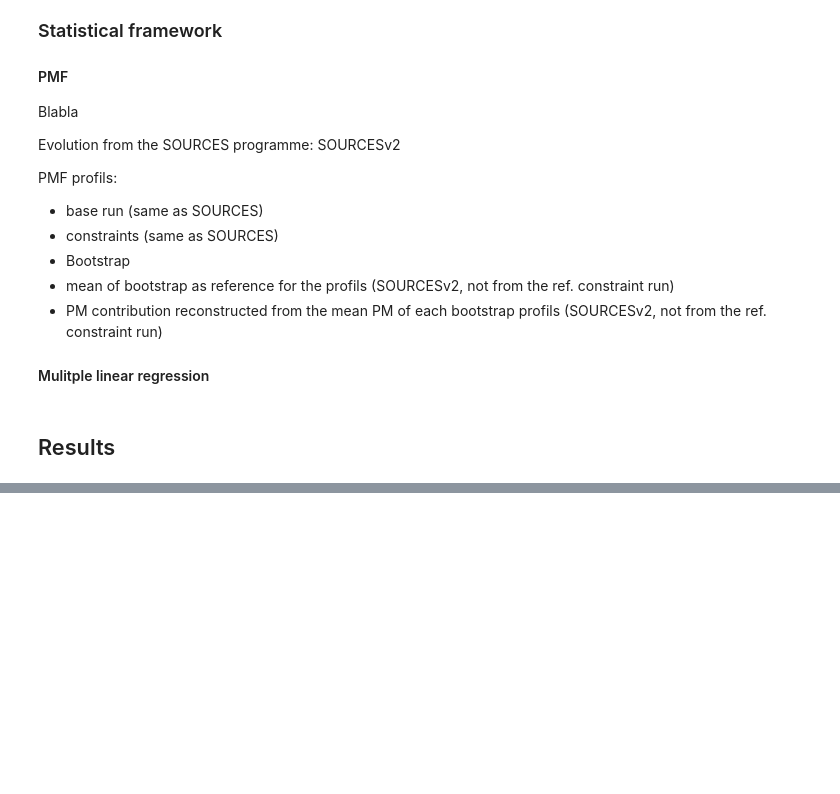
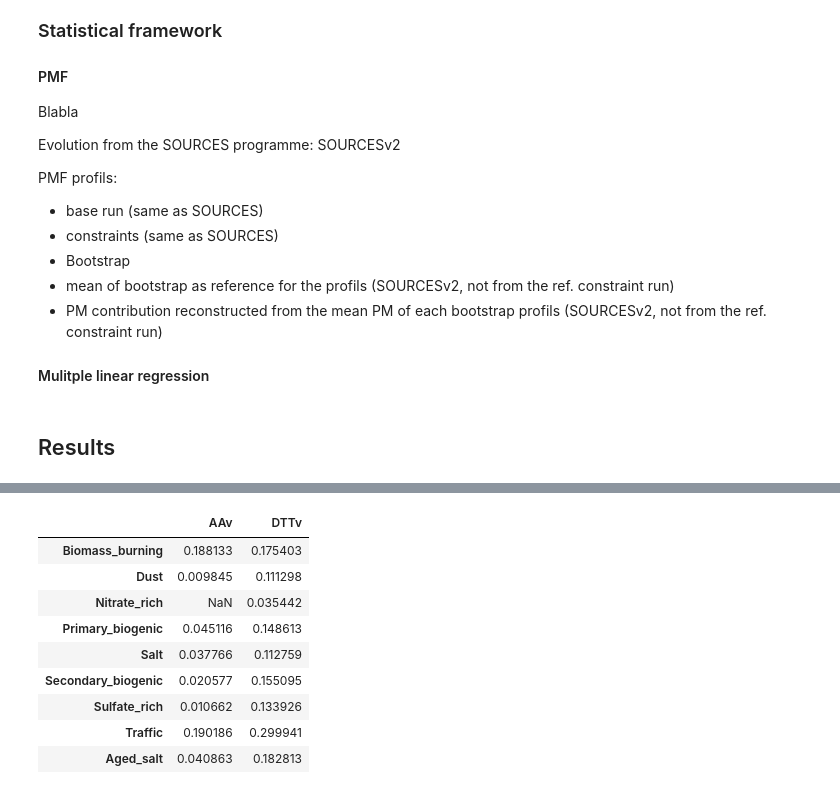
Before and after one commit to weber-s/inversionPO, a Jupyter notebook: deconvol_OP.ipynb, the cells around one changed output, grey strips where cells are left out. Saved outputs shown, nothing was run; the diff lists cells and outputs as text; code cells hidden in the pictures; blank space fills up the shorter version.

```diff
--- a/deconvol_OP.ipynb
+++ b/deconvol_OP.ipynb
@@ -167,3 +214,24 @@ See the caveats in the documentation: http://pandas.pydata.org/pandas-docs/stabl
+# %%
+df = pd.DataFrame()
+for s in sto.keys():
+    df = pd.concat([df, sto[s].OPi])
+OPi = pd.DataFrame()
+for source in df.index.unique():
+    OPi.loc[source, "AAv"] = df.loc[source, "AAv"].mean()
+    OPi.loc[source, "DTTv"] = df.loc[source, "DTTv"].mean()
+    #OPi.loc[source, "DCFHv"] = df.loc[source, "DCFHv"].mean()
+OPi
+# %% [output]
+|  | AAv | DTTv |
+| Biomass_burning | 0.188133 | 0.175403 |
+| Dust | 0.009845 | 0.111298 |
+| Nitrate_rich | NaN | 0.035442 |
+| Primary_biogenic | 0.045116 | 0.148613 |
+| Salt | 0.037766 | 0.112759 |
+| Secondary_biogenic | 0.020577 | 0.155095 |
+| Sulfate_rich | 0.010662 | 0.133926 |
+| Traffic | 0.190186 | 0.299941 |
+| Aged_salt | 0.040863 | 0.182813 |
 # %%
 %matplotlib inline
 from scripts.plot_utility import *
```
Also changed, not shown: parts of 10 cells of this notebook, 13 other files.
